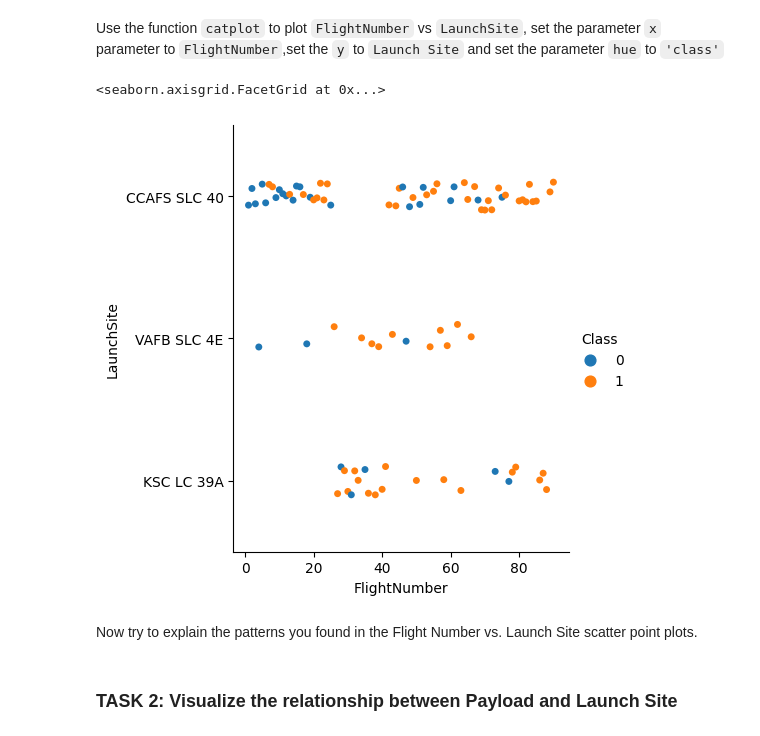
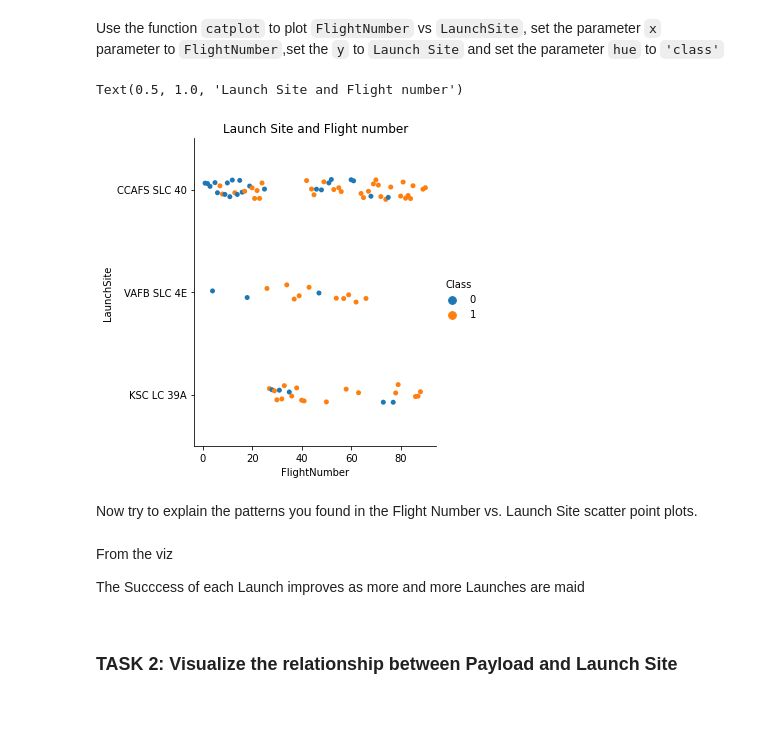
Before and after one commit to imabiodun/IBM-Capstone-Project, a Jupyter notebook: EDA/eda-dataviz.ipynb, the cells around one changed output. Saved outputs shown, nothing was run; the diff lists cells and outputs as text; code cells hidden in the pictures; blank space fills up the shorter version.

```diff
--- a/EDA/eda-dataviz.ipynb
+++ b/EDA/eda-dataviz.ipynb
@@ -100,11 +101,19 @@ Use the function <code>catplot</code> to plot <code>FlightNumber</code> vs <code
 # %%
 # Plot a scatter point chart with x axis to be Flight Number and y axis to be the launch site, and hue to be the class value
 sns.catplot(x='FlightNumber', y='LaunchSite', data=df, hue='Class')
+plt.title('Launch Site and Flight number')
 # %% [output]
-<seaborn.axisgrid.FacetGrid at 0x...>
+Text(0.5, 1.0, 'Launch Site and Flight number')
-[figure, old version]
+[figure, new version]
 # %% [markdown]
 Now try to explain the patterns you found in the Flight Number vs. Launch Site scatter point plots.
+# %%
+%%html
+<div><p> From the viz<p>
+<p>The Succcess of each Launch improves as more and more Launches are maid</p> </div>
+# %% [output]
+From the viz
+The Succcess of each Launch improves as more and more Launches are maid
 # %% [markdown]
 ### TASK 2: Visualize the relationship between Payload and Launch Site
 # %% [markdown]
```
Also changed, not shown: parts of 5 cells of this notebook, 9 other files.
